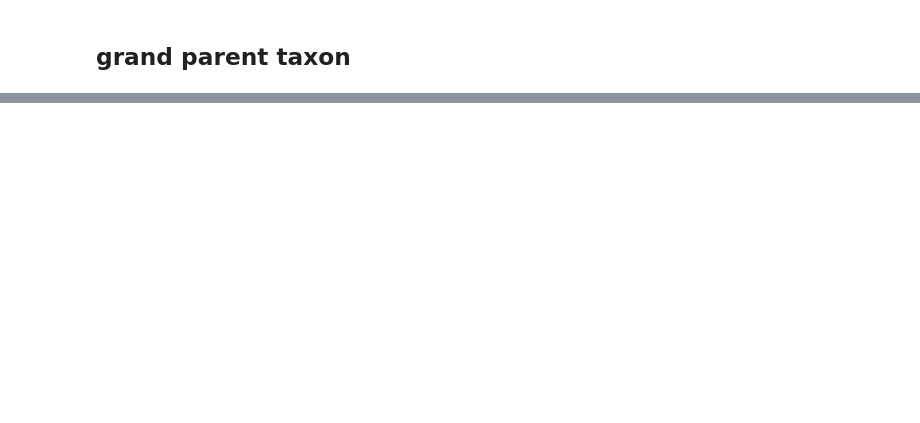
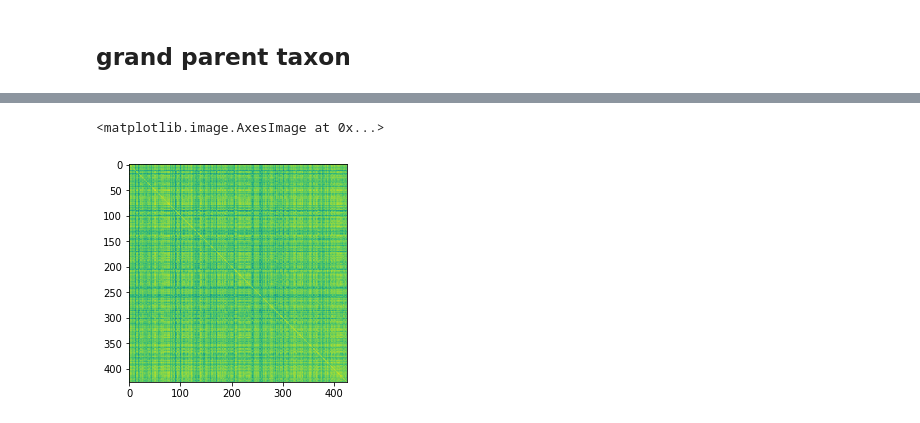
Before and after one commit to TRMT-Yuka/Bird_ontology_Project, a Jupyter notebook: notebook_bert.ipynb, the cells around one changed output, grey strips where cells are left out. Drawn from its saved outputs; the diff is of its cells as text; code cells hidden in the pictures; blank space fills up the shorter version.

```diff
--- a/notebook_bert.ipynb
+++ b/notebook_bert.ipynb
@@ -81,0 +115,8 @@ for i, index_t in enumerate(predictions.indices):
+# %%
+for i in range(len(with_sound)):
+    d1 = with_sound[i]
+    for j in range(len(with_sound)):
+        d2 = with_sound[j]
+        c_s = cos_sim(d1["jp_embedding"].cpu(),d2["jp_embedding"].cpu())
+        data_jp.iat[i,j] = c_s
+        data_jp.iat[j,i] = c_s
@@ -81,0 +186,7 @@ for i, index_t in enumerate(predictions.indices):
+# %%
+y = data_jp.values.astype(dtype=float)
+# %%
+plt.imshow(y)
+# %% [output]
+<matplotlib.image.AxesImage at 0x...>
+[figure, added]
```
Also changed, not shown: parts of 65 cells of this notebook, 16 other files.
